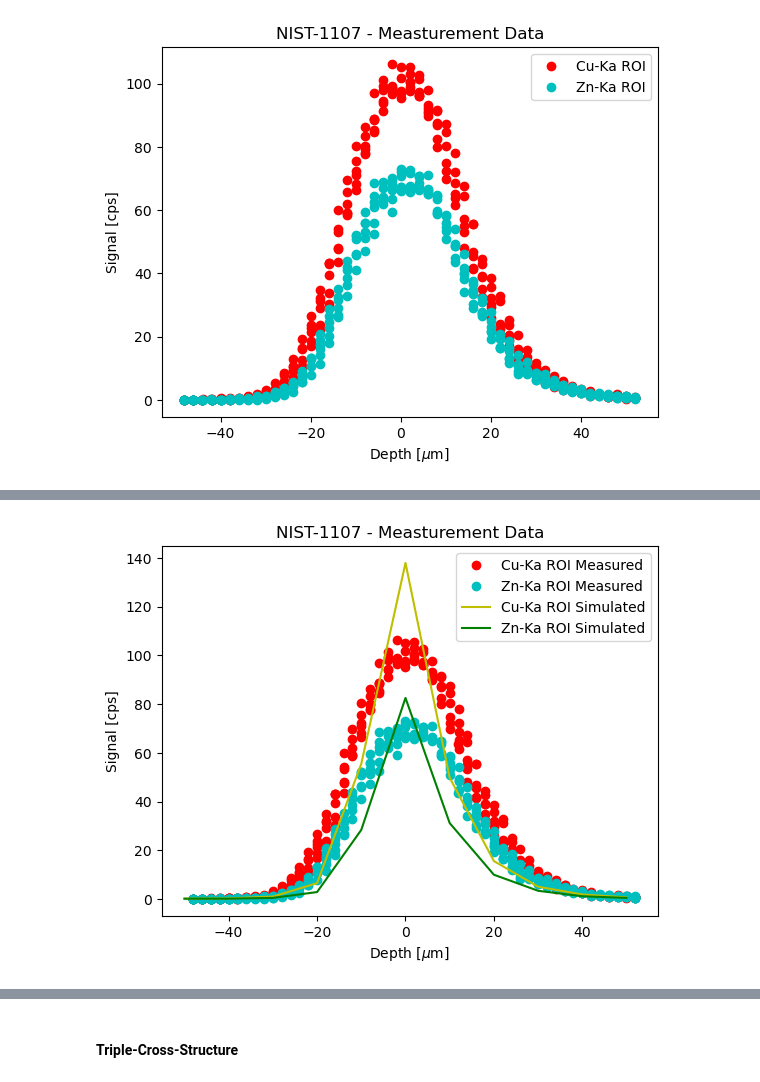
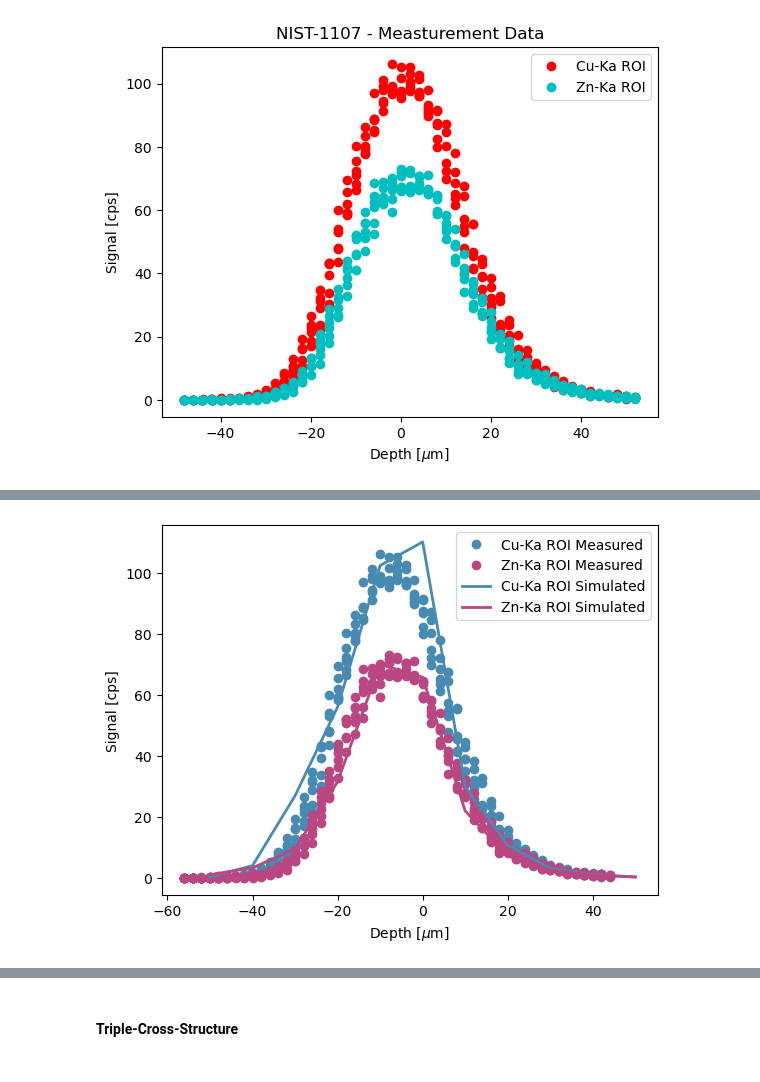
Before and after one commit to michaelIro/voxTrace, a Jupyter notebook: Jupyter-UI.ipynb, the cells around one changed output, grey strips where cells are left out. Drawn from its saved outputs; the diff is of its cells as text; code cells hidden in the pictures.

```diff
--- a/Jupyter-UI.ipynb
+++ b/Jupyter-UI.ipynb
@@ -143,7 +148,9 @@ plt.show()
 # %%
 # list all files in directory
-directory = current_path + "/test-data/simulation/nist-1107-new-tilt-5deg/post-sample/"
-directory_2 = current_path + "/test-data/simulation/nist-1107-new-tilt-5deg/detector"
+
+my_base_path = current_path + "/test-data/simulation/nist-1107/"
+directory = my_base_path + "post-sample/"
+directory_2 = my_base_path + "detector"
 
 files = os.listdir(directory)
 files_2 = os.listdir(directory_2)
@@ -212,7 +219,7 @@ for i in range(n_files):
         post_sample_respawn_hists[i][bin_index] += respawn
 
     en_prob = energies_probs[i]
-    en, prob = zip(*en_prob)
+    #en, prob = zip(*en_prob)
 
     for en, prob in en_prob:
         bin_index = np.digitize([en], bin_edges)[0] - 1
@@ -295,14 +303,14 @@ for i in range(0, n_files):
 
     cu_respawn.append(np.sum(post_sample_respawn_hists[i][708:755]))
     zn_respawn.append(np.sum(post_sample_respawn_hists[i][756:803]))
-    tot_respawn.append(np.sum(post_sample_respawn_hists[i][0:2048]))
+    tot_respawn.append(np.sum(post_sample_respawn_hists[i][0:2048])/100000000)
 
     cu_prob.append(np.sum(detector_prob_hists[i][708:755]))#/np.sum(detector_energy_hists[i][708:755])
     zn_prob.append(np.sum(detector_prob_hists[i][756:803]))#/np.sum(detector_energy_hists[i][756:803])
     tot_prob.append(np.sum(detector_prob_hists[i][0:2048]))#/np.sum(detector_energy_hists[i][0:2048])
 
-    cu_faltung.append(np.sum(detector_energy_hists[i][708:755])/np.sum(post_sample_respawn_hists[i][0:2048])*30000000.)
-    zn_faltung.append(np.sum(detector_energy_hists[i][756:803])/np.sum(post_sample_respawn_hists[i][0:2048])*30000000.)
+    cu_faltung.append(np.sum(detector_energy_hists[i][708:755])/np.sum(post_sample_respawn_hists[i][0:2048])*10000000.)
+    zn_faltung.append(np.sum(detector_energy_hists[i][756:803])/np.sum(post_sample_respawn_hists[i][0:2048])*10000000.)
     tot_faltung.append(np.sum(detector_energy_hists[i][0:2048])/np.sum(post_sample_respawn_hists[i][0:2048]))
 
     cu_2.append(np.sum(detector_energy_hists[i][708:755]))#*np.exp(-(i-20)*0.1)*10e6
@@ -312,24 +320,35 @@ for i in range(0, n_files):
     ps_ratio.append(cu_2[i]/cu[i])
 # %%
 # create list with int entries from 0 to n_files-1
-myrange1 = [i*10-50 for i in range(n_files)]
+#myrange1 = [i*10-50 for i in range(n_files)]
+
+myrange1 = []
+for string in files_2:
+    start_index = string.rfind(")") + 1
+    end_index = string.rfind("z-", 0, start_index - 1)
+    result = string[end_index + 2:start_index-1]
+    #result string to double
+    result = float(result)
+    myrange1.append(result)
 
 # find position of maximum signal df_3["px5.Cu-Ka-Gro[708,755]"]
 max_pos = df_3["px5.Cu-Ka-Gro[708,755]"].idxmax()
-max_corr= df_3["Motor-samplex"][max_pos]+2
+max_corr= df_3["Motor-samplex"][max_pos]+10
 
 # Plot the data
 plt.ylabel("Signal [cps]")
 plt.xlabel("Depth [$\mu$m]")
-plt.plot(df_3["Motor-samplex"]-max_corr,df_3["px5.Cu-Ka-Gro[708,755]"]/df_3["px5.Livetime"],'ro',label='Cu-Ka ROI Measured')
-plt.plot(df_3["Motor-samplex"]-max_corr,df_3["px5.Zn-Ka-Gro[770,800]"]/df_3["px5.Livetime"],'co',label='Zn-Ka ROI Measured')
-plt.plot(myrange1, cu_faltung,'y',label='Cu-Ka ROI Simulated')
-plt.plot(myrange1, zn_faltung,'g',label='Zn-Ka ROI Simulated')
+plt.plot(df_3["Motor-samplex"]-max_corr,df_3["px5.Cu-Ka-Gro[708,755]"]/df_3["px5.Livetime"],'#478BB3', marker='o',linestyle='',label='Cu-Ka ROI Measured')
+plt.plot(df_3["Motor-samplex"]-max_corr,df_3["px5.Zn-Ka-Gro[770,800]"]/df_3["px5.Livetime"],'#BA4682', marker='o',linestyle='',label='Zn-Ka ROI Measured')
+plt.plot(myrange1, cu_faltung, color='#478BB3', linewidth=2,label='Cu-Ka ROI Simulated')
+plt.plot(myrange1, zn_faltung, color='#BA4682', linewidth=2,label='Zn-Ka ROI Simulated')
+#plt.plot(myrange1, tot_respawn,'g',label='Zn-Ka ROI Simulated')
 plt.legend()
-plt.title('NIST-1107 - Measturement Data')
-plt.show()
+#plt.title('NIST-1107 - Measturement Data')
+#plt.show()
+plt.savefig('5a.sb.svg', format='svg')
 # %% [output]
-[figure, old version]
+[figure, new version]
 # %%
 # new list with each element of cu_faltung divided by the corresponding element of zn_faltung
 mylist = [x/y for x, y in zip(cu_faltung, zn_faltung)]
```
Also changed, not shown: parts of 3 cells of this notebook.
